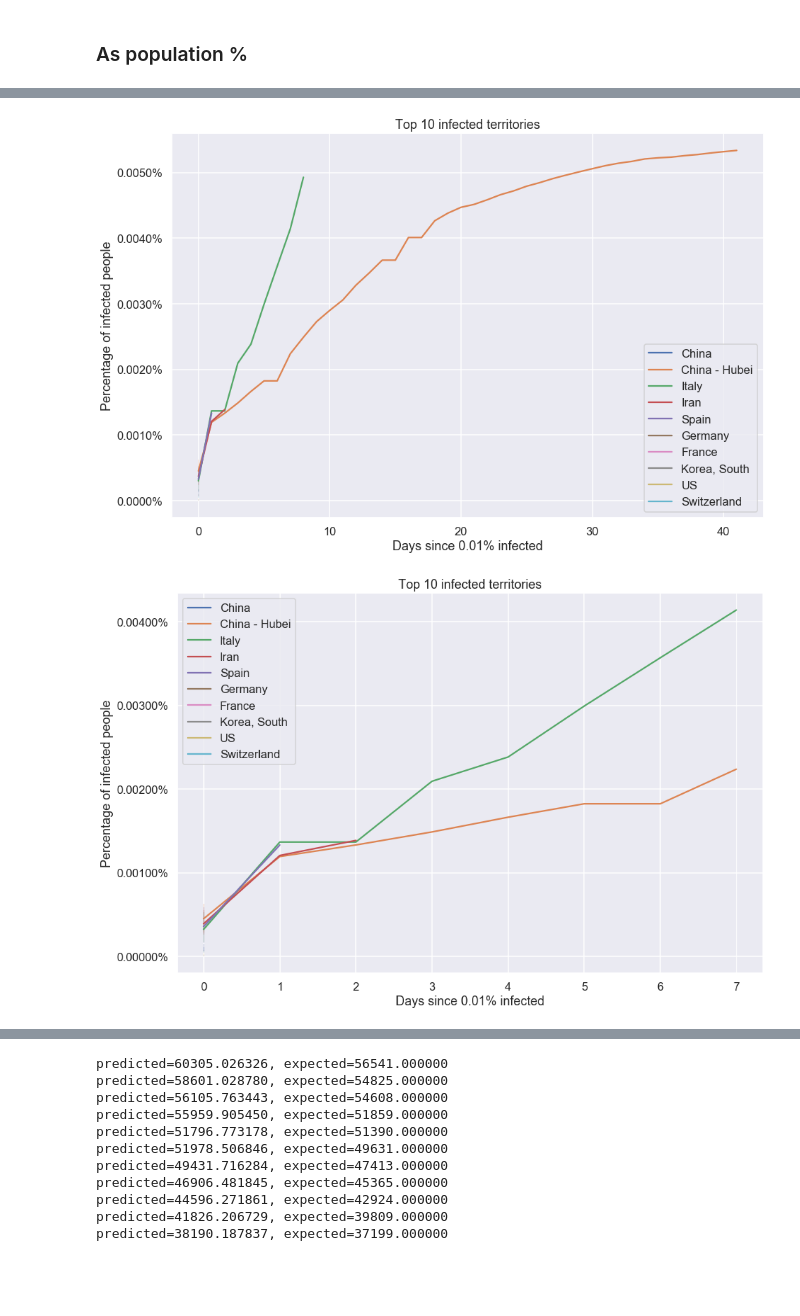
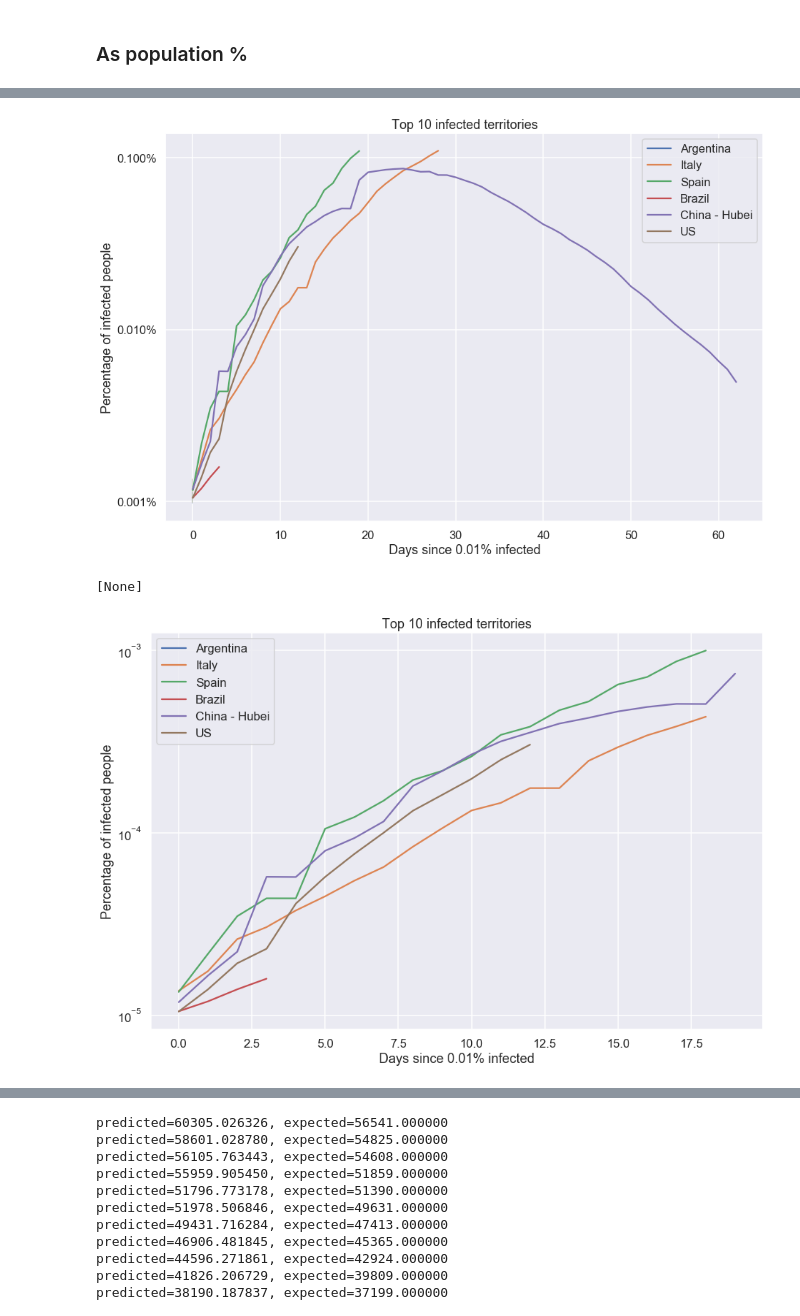
Before and after one commit to bleand/covid-19, a Jupyter notebook: Untitled.ipynb, the cells around one changed output, grey strips where cells are left out. Cells and saved outputs as stored; diff of their text form; code cells hidden in the pictures; blank space fills up the shorter version.

```diff
--- a/Untitled.ipynb
+++ b/Untitled.ipynb
@@ -103,9 +139,11 @@ def delta(row, df, country, firstday = 0, days = 1):
         return 0
     else:
         return int(row[country] - df[df.dayofyear == (row.dayofyear - days)][country])
+# %%
+checkpoint = 100
 # %%
 def dayplus(row, df, country):
-    first_day = df[df[country] > 548].dayofyear.min()
+    first_day = df[df[country] > checkpoint].dayofyear.min()
     if np.isnan(first_day) or row.dayofyear <= first_day:
         return 0
     else:
@@ -131,7 +169,7 @@ for key, value in csse.items():
 # %%
 csse['ma'] = csse['absolute'].copy()
 # %%
-window = 5
+window = 2
 for ix, (time, row) in tqdm(enumerate(csse['ma'].iterrows())):
     for key in row.keys():
         if not key.endswith('_daysplus') and key not in ['Date', 'dayofyear']:
@@ -170,16 +208,19 @@ plt.figure(figsize=(15, 10))
 sns.set_context("talk")
 #sns.lineplot(data=csse['confirmed'][['non-China-Italy_daily']], markers=True, dashes=False)
 #sns.lineplot(data=csse['recovered'][['non-China-Italy_daily']], markers=False, dashes=True)
-top_10 = list(csse['confirmed'][territories].iloc[len(csse['confirmed'])-1].sort_values(ascending=False).head(10).index)
-#countries = ['China', 'Italy',  'France', 'Germany', 'Iran', 'Korea, South', 'United Kingdom']#'US',
+#top_10 = list(csse['confirmed'][territories].iloc[len(csse['confirmed'])-1].sort_values(ascending=False).head(10).index)
+top_10 = ['Argentina', 'Italy',  'Spain', 'Brazil', 'US']#, 'Iran', 'Korea, South', 'United Kingdom']#'US',
 for c in top_10:
-    ax = sns.lineplot(x=csse['confirmed'][csse['confirmed'][c]>548][c+'_daysplus'],
-                 y=csse['confirmed'][csse['confirmed'][c]>548][c], markers=True, dashes=True, label=c)
+    ax = sns.lineplot(x=csse['absolute'][csse['confirmed'][c]>checkpoint][c+'_daysplus'],
+                 y=csse['absolute'][csse['confirmed'][c]>checkpoint][c], markers=True, dashes=True, label=c)
 ax.set(xlabel='Days since 548th infected', ylabel='Deaths', title='Top 10 infected territories')
+ax.set(yscale="log")
+
 plt.show()
 plt.figure(figsize=(15, 10))
 for c in top_10:
-    ax = sns.lineplot(x=csse['confirmed'][(csse['absolute'][c]>548) & (csse['confirmed'][c+'_daysplus']<20)][c+'_daysplus'],
-                 y=csse['confirmed'][(csse['absolute'][c]>548) & (csse['confirmed'][c+'_daysplus']<20)][c], markers=True, dashes=True, label=c)
+    ax = sns.lineplot(x=csse['absolute'][(csse['absolute'][c]>checkpoint) & (csse['confirmed'][c+'_daysplus']<20)][c+'_daysplus'],
+                 y=csse['absolute'][(csse['absolute'][c]>checkpoint) & (csse['confirmed'][c+'_daysplus']<20)][c], markers=True, dashes=True, label=c)
 ax.set(xlabel='Days since 548th infected', ylabel='Deaths', title='Top 10 infected territories')
+ax.set(yscale="log")
 # %% [output]
@@ -335,31 +309,33 @@ Name: Spain, dtype: int64
 # %%
 import matplotlib.ticker as mtick
 
 plt.figure(figsize=(15, 10))
 sns.set_context("talk")
 #sns.lineplot(data=csse['confirmed'][['non-China-Italy_daily']], markers=True, dashes=False)
 #sns.lineplot(data=csse['recovered'][['non-China-Italy_daily']], markers=False, dashes=True)
 top_10 = list(csse['confirmed'][territories].iloc[len(csse['confirmed'])-1].sort_values(ascending=False).head(10).index)
-#countries = ['Argentina', 'Italy',  'Spain', 'Brazil']#, 'Iran', 'Korea, South', 'United Kingdom']#'US',
+top_10 = ['Argentina', 'Italy',  'Spain', 'Brazil', 'China - Hubei', 'US']#, 'Iran', 'Korea, South', 'United Kingdom']#'US',
 for c in top_10:
     #print(c)
     #display(csse_perc['absolute'][csse['confirmed'][c]>100][c+'_daysplus'])
-    ax = sns.lineplot(x=csse_perc['deaths'][csse_perc['confirmed'][c]>0.00001][c+'_daysplus'],
-                 y=csse_perc['deaths'][csse_perc['confirmed'][c]>0.00001][c], markers=True, dashes=True, label=c)
+    ax = sns.lineplot(x=csse_perc['absolute'][csse_perc['confirmed'][c]>0.00001][c+'_daysplus'],
+                 y=csse_perc['absolute'][csse_perc['confirmed'][c]>0.00001][c], markers=True, dashes=True, label=c)
 ax.set(xlabel='Days since 0.01% infected', ylabel='Percentage of infected people', title='Top 10 infected territories')
-
-#ax.yaxis.set_major_formatter(mtick.PercentFormatter(1.0))
+ax.set(yscale="log")
+ax.yaxis.set_major_formatter(mtick.PercentFormatter(1.0))
 
 plt.show()
 plt.figure(figsize=(15, 10))
 for c in top_10:
-    ax = sns.lineplot(x=csse_perc['deaths'][(csse_perc['absolute'][c]>0.00001) & (csse_perc['confirmed'][c+'_daysplus']<20)][c+'_daysplus'],
-                 y=csse_perc['deaths'][(csse_perc['absolute'][c]>0.00001) & (csse_perc['confirmed'][c+'_daysplus']<20)][c], markers=True, dashes=True, label=c)
+    ax = sns.lineplot(x=csse_perc['absolute'][(csse_perc['absolute'][c]>0.00001) & (csse_perc['confirmed'][c+'_daysplus']<20)][c+'_daysplus'],
+                 y=csse_perc['absolute'][(csse_perc['absolute'][c]>0.00001) & (csse_perc['confirmed'][c+'_daysplus']<20)][c], markers=True, dashes=True, label=c)
 ax.set(xlabel='Days since 0.01% infected', ylabel='Percentage of infected people', title='Top 10 infected territories')
-#ax.yaxis.set_major_formatter(mtick.PercentFormatter(1.0))
+ax.yaxis.set_major_formatter(mtick.PercentFormatter(1.0))
+ax.set(yscale="log")
 # %% [output]
-[figure, old version]
+[figure, new version]
+[None]
-[figure, old version]
+[figure, new version]
 # %%
 #plt.figure(figsize=(6, 6))
 cols = [x for x in csse['ma'].columns if x not in ['Date', 'dayofyear'] and not x.endswith('_daily') and not x.endswith('_daysplus')]
```
Also changed, not shown: parts of 20 cells of this notebook.
